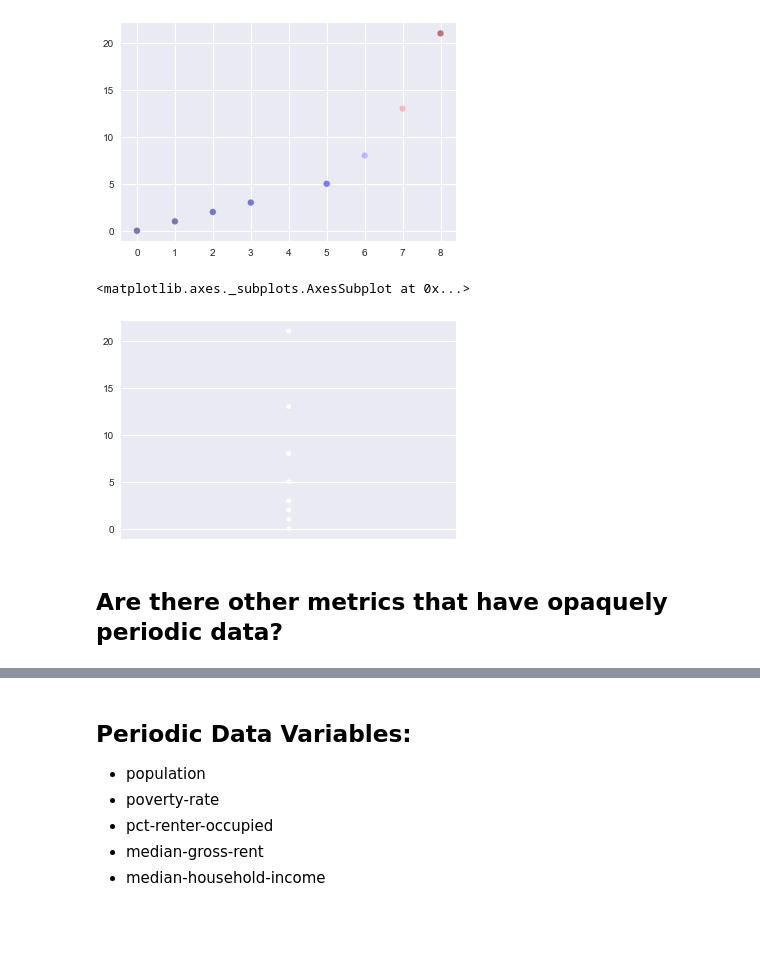
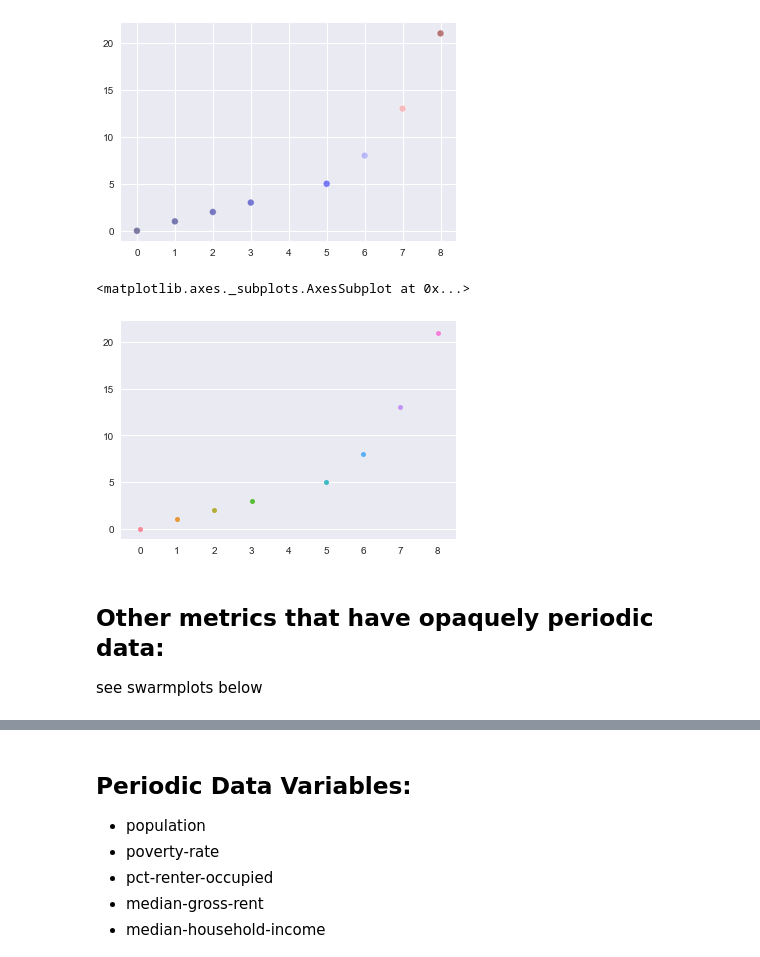
Before and after one commit to paulo-g-martinez/eviction-lab-tn-nss-capstone, a Jupyter notebook: enhancing-statistical-rigor.ipynb, the cells around one changed output, grey strips where cells are left out. Saved outputs shown, nothing was run; the diff lists cells and outputs as text; code cells hidden in the pictures; blank space fills up the shorter version.

```diff
--- a/enhancing-statistical-rigor.ipynb
+++ b/enhancing-statistical-rigor.ipynb
@@ -181,9 +507,10 @@ plt.scatter(xi, yi, edgecolors = 'white', linewidths= 1, alpha = .5, c = yi/2, c
 <matplotlib.collections.PathCollection at 0x...>
 [figure]
 # %%
-sns.swarmplot()
+sns.swarmplot(x = xi, y = yi)
 # %% [output]
 <matplotlib.axes._subplots.AxesSubplot at 0x...>
-[figure, old version]
+[figure, new version]
 # %% [markdown]
-## Are there other metrics that have opaquely periodic data?
+## Other metrics that have opaquely periodic data:
+see swarmplots below
```
Also changed, not shown: parts of 48 cells of this notebook, 5 other files.
